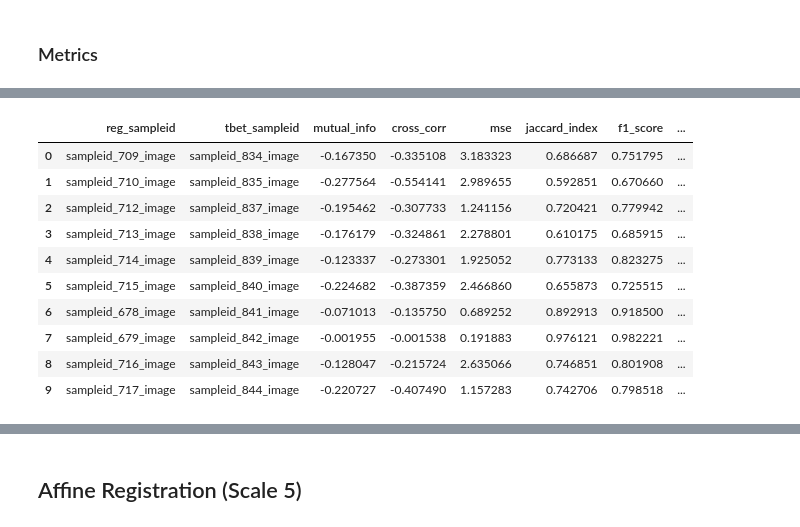
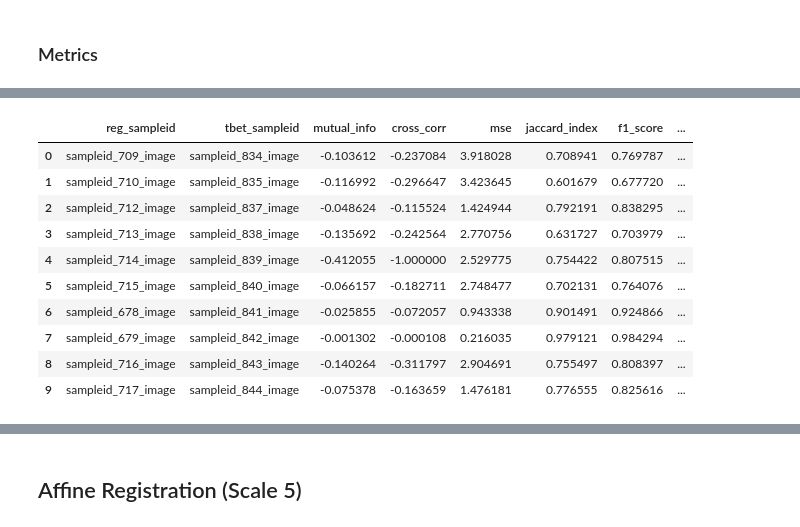
Before and after one commit to Olamiknight/WSIFIR, a Jupyter notebook: Regression_Tbet_Registration.ipynb, the cells around one changed output, grey strips where cells are left out. Saved outputs shown, nothing was run; the diff lists cells and outputs as text; code cells hidden in the pictures.

```diff
--- a/Regression_Tbet_Registration.ipynb
+++ b/Regression_Tbet_Registration.ipynb
@@ -835,21 +831,15 @@ Scaled transformation matrix saved at: C:/Users/molanre1/Desktop/WSIFIR/scale_9_
 ### ANTS Rigid transform
 # %%
 #Perform the registration using the scaled transformation matrix
-# Create a dictionary to store the registered images
 registered_images_scaled = {}
 
-# Loop through each image and perform the registration
-
-for i, (reg_sampleid, reg_image) in enumerate(registered_images.items()):
+for i, (reg_sampleid, reg_image) in enumerate(regression_images_2):
     # Get the corresponding tbet image
-    tbet_sampleid, tbet_image = tbet_images[i]
+    tbet_sampleid, tbet_image = tbet_images_2[i]
 
     # Perform registration using the scaled transformation matrix
-    registered_image_scaled = ants.registration(fixed=reg_image, moving=tbet_image, type_of_transform='Rigid', aff_metric='MeanSquares', outprefix=f'C:/Users/molanre1/Desktop/WSIFIR/scale_7_transform/reg_tbet/{reg_sampleid}_to_{tbet_sampleid}_', verbose=True)
+    registered_image = ants.registration(fixed=reg_image, moving=tbet_image, initial_transform=transformation_matrices[reg_sampleid], type_of_transform='Rigid', outprefix=f'C:/Users/molanre1/Desktop/WSIFIR/scale_7_transform/reg_tbet/{reg_sampleid}_to_{tbet_sampleid}_', verbose=True)
 
     # Store the registered image
-    registered_images_scaled[reg_sampleid] = registered_image_scaled['warpedmovout']
-
-    #Apply the transformation to the moving image
-    transformed_image_scaled = ants.apply_transforms(fixed=reg_image, moving=tbet_image, transformlist=registered_image_scaled['fwdtransforms'])
+    registered_images_scaled[reg_sampleid] = registered_image['warpedmovout']
 # %% [output]
@@ -875,15 +865,13 @@ antsRegistration -d 2 -r [0000024635190F48,0000024635191288,1] -m MeanSquares[00
 
 transformation_matrices_scaled = {}
 
-for i, (reg_sampleid, reg_image) in enumerate(registered_images_scaled.items()):
+for i, (reg_sampleid, reg_image) in enumerate(regression_images_2):
     # Get the corresponding tbet image
-    tbet_sampleid, tbet_image = tbet_images[i]
+    tbet_sampleid, tbet_image = tbet_images_2[i]
 
     # Read the transformation matrix
-    transformation_matrix_scaled = ants.read_transform(f'C:/Users/molanre1/Desktop/WSIFIR/scale_7_transform/reg_tbet/{reg_sampleid}_to_{tbet_sampleid}_0GenericAffine.mat')
-
-    # Store the transformation matrix
-    transformation_matrices_scaled[reg_sampleid] = transformation_matrix_scaled
+    transformation_matrix = ants.read_transform(f'C:/Users/molanre1/Desktop/WSIFIR/scale_7_transform/reg_tbet/{reg_sampleid}_to_{tbet_sampleid}_0GenericAffine.mat')
+    transformation_matrices_scaled[reg_sampleid] = transformation_matrix
 
 # Get the parameters and fixed parameters of the transformation matrices
 transformation_parameters_scaled = {}
@@ -930,17 +936,17 @@ plt.show()
 ### Metrics
 # %%
 #Create a DataFrame to store the metrics
-metrics_df_scaled = pd.DataFrame(columns=['reg_sampleid', 'tbet_sampleid', 'mutual_info', 'cross_corr', 'mse', 'jaccard_index', 'f1_score', 'hausdorff_distance'])
+metrics_df_2 = pd.DataFrame(columns=['reg_sampleid', 'tbet_sampleid', 'mutual_info', 'cross_corr', 'mse', 'jaccard_index', 'f1_score', 'hausdorff_distance'])
 # Loop through each image and compute the metrics
-for i, (reg_sampleid, reg_image) in enumerate(registered_images_scaled.items()):
+for i, (reg_sampleid, reg_image) in enumerate(regression_images_2):
     # Get the corresponding tbet image
-    tbet_sampleid, tbet_image = tbet_images[i]
+    tbet_sampleid, tbet_image = tbet_images_2[i]
 
     # Compute the metrics
     mutual_info, cross_corr, mse, jaccard_index, f1, hausdorff_distance = compute_metrics(reg_image, tbet_image)
 
     # Append the metrics to the DataFrame
-    metrics_df_scaled = pd.concat([metrics_df_scaled, pd.DataFrame({
+    metrics_df_2 = pd.concat([metrics_df_2, pd.DataFrame({
         'reg_sampleid': [reg_sampleid],
         'tbet_sampleid': [tbet_sampleid],
         'mutual_info': [mutual_info],
@@ -951,6 +957,6 @@ for i, (reg_sampleid, reg_image) in enumerate(registered_images_scaled.items()):
         'hausdorff_distance': [hausdorff_distance]
     })], ignore_index=True)
 
-metrics_df_scaled.head(10)
+metrics_df_2.head(10)
 # %% [output]
 |  | reg_sampleid | tbet_sampleid | mutual_info | cross_corr | mse | jaccard_index | f1_score | ... |
@@ -967,37 +975,38 @@ metrics_df_scaled.head(10)
 # %%
 # Create a dataframe to store the metrics between the registered images and the regression images
 
-metrics_df_registered_scaled = pd.DataFrame(columns=['reg_sampleid', 'tbet_sampleid', 'mutual_info', 'cross_corr', 'mse', 'jaccard_index', 'f1_score', 'hausdorff_distance'])
+metrics_df_registered_2 = pd.DataFrame(columns=['reg_sampleid', 'tbet_sampleid', 'mutual_info', 'cross_corr', 'mse', 'jaccard_index', 'f1_score', 'hausdorff_distance'])
 # Loop through each image and compute the metrics
+
 for i, (reg_sampleid, reg_image) in enumerate(registered_images_scaled.items()):
     # Get the corresponding tbet image
-    tbet_sampleid, tbet_image = tbet_images[i]
+    tbet_sampleid, tbet_image = tbet_images_2[i]
 
     # Compute the metrics
-    mutual_info, cross_corr, mse, jaccard_index, f1, hausdorff_distance = compute_metrics(reg_image, registered_image_scaled)
+    mutual_info, cross_corr, mse, jaccard_index, f1, hausdorff_distance = compute_metrics(reg_image, registered_image)
 
     # Append the metrics to the DataFrame
-    metrics_df_registered_scaled = pd.concat([metrics_df_registered_scaled, pd.DataFrame({
+    metrics_df_registered_2 = pd.concat([metrics_df_registered_2, pd.DataFrame({
         'reg_sampleid': [reg_sampleid],
         'tbet_sampleid': [tbet_sampleid],
         'mutual_info': [mutual_info],
         'cross_corr': [cross_corr],
         'mse': [mse],
         'jaccard_index': [jaccard_index],
         'f1_score': [f1],
         'hausdorff_distance': [hausdorff_distance]
     })], ignore_index=True)
 
-metrics_df_registered_scaled.head(10)
+metrics_df_registered_2.head(10)
 # %% [output]
 |  | reg_sampleid | tbet_sampleid | mutual_info | cross_corr | mse | jaccard_index | f1_score | ... |
-| 0 | sampleid_709_image | sampleid_834_image | -0.167350 | -0.335108 | 3.183323 | 0.686687 | 0.751795 | ... |
-| 1 | sampleid_710_image | sampleid_835_image | -0.277564 | -0.554141 | 2.989655 | 0.592851 | 0.670660 | ... |
-| 2 | sampleid_712_image | sampleid_837_image | -0.195462 | -0.307733 | 1.241156 | 0.720421 | 0.779942 | ... |
-| 3 | sampleid_713_image | sampleid_838_image | -0.176179 | -0.324861 | 2.278801 | 0.610175 | 0.685915 | ... |
-| 4 | sampleid_714_image | sampleid_839_image | -0.123337 | -0.273301 | 1.925052 | 0.773133 | 0.823275 | ... |
-| 5 | sampleid_715_image | sampleid_840_image | -0.224682 | -0.387359 | 2.466860 | 0.655873 | 0.725515 | ... |
-| 6 | sampleid_678_image | sampleid_841_image | -0.071013 | -0.135750 | 0.689252 | 0.892913 | 0.918500 | ... |
-| 7 | sampleid_679_image | sampleid_842_image | -0.001955 | -0.001538 | 0.191883 | 0.976121 | 0.982221 | ... |
-| 8 | sampleid_716_image | sampleid_843_image | -0.128047 | -0.215724 | 2.635066 | 0.746851 | 0.801908 | ... |
-| 9 | sampleid_717_image | sampleid_844_image | -0.220727 | -0.407490 | 1.157283 | 0.742706 | 0.798518 | ... |
+| 0 | sampleid_709_image | sampleid_834_image | -0.103612 | -0.237084 | 3.918028 | 0.708941 | 0.769787 | ... |
+| 1 | sampleid_710_image | sampleid_835_image | -0.116992 | -0.296647 | 3.423645 | 0.601679 | 0.677720 | ... |
+| 2 | sampleid_712_image | sampleid_837_image | -0.048624 | -0.115524 | 1.424944 | 0.792191 | 0.838295 | ... |
+| 3 | sampleid_713_image | sampleid_838_image | -0.135692 | -0.242564 | 2.770756 | 0.631727 | 0.703979 | ... |
+| 4 | sampleid_714_image | sampleid_839_image | -0.412055 | -1.000000 | 2.529775 | 0.754422 | 0.807515 | ... |
+| 5 | sampleid_715_image | sampleid_840_image | -0.066157 | -0.182711 | 2.748477 | 0.702131 | 0.764076 | ... |
+| 6 | sampleid_678_image | sampleid_841_image | -0.025855 | -0.072057 | 0.943338 | 0.901491 | 0.924866 | ... |
+| 7 | sampleid_679_image | sampleid_842_image | -0.001302 | -0.000108 | 0.216035 | 0.979121 | 0.984294 | ... |
+| 8 | sampleid_716_image | sampleid_843_image | -0.140264 | -0.311797 | 2.904691 | 0.755497 | 0.808397 | ... |
+| 9 | sampleid_717_image | sampleid_844_image | -0.075378 | -0.163659 | 1.476181 | 0.776555 | 0.825616 | ... |
```
Also changed, not shown: parts of 17 cells of this notebook.
